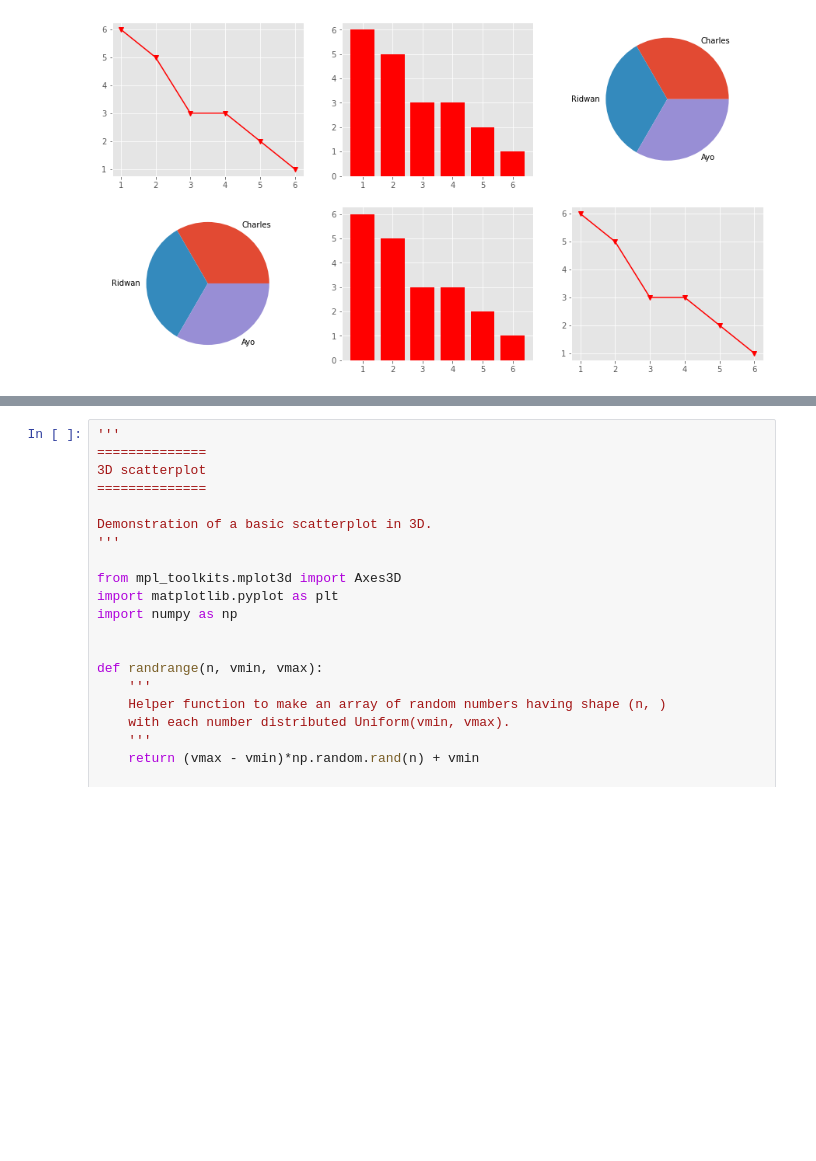
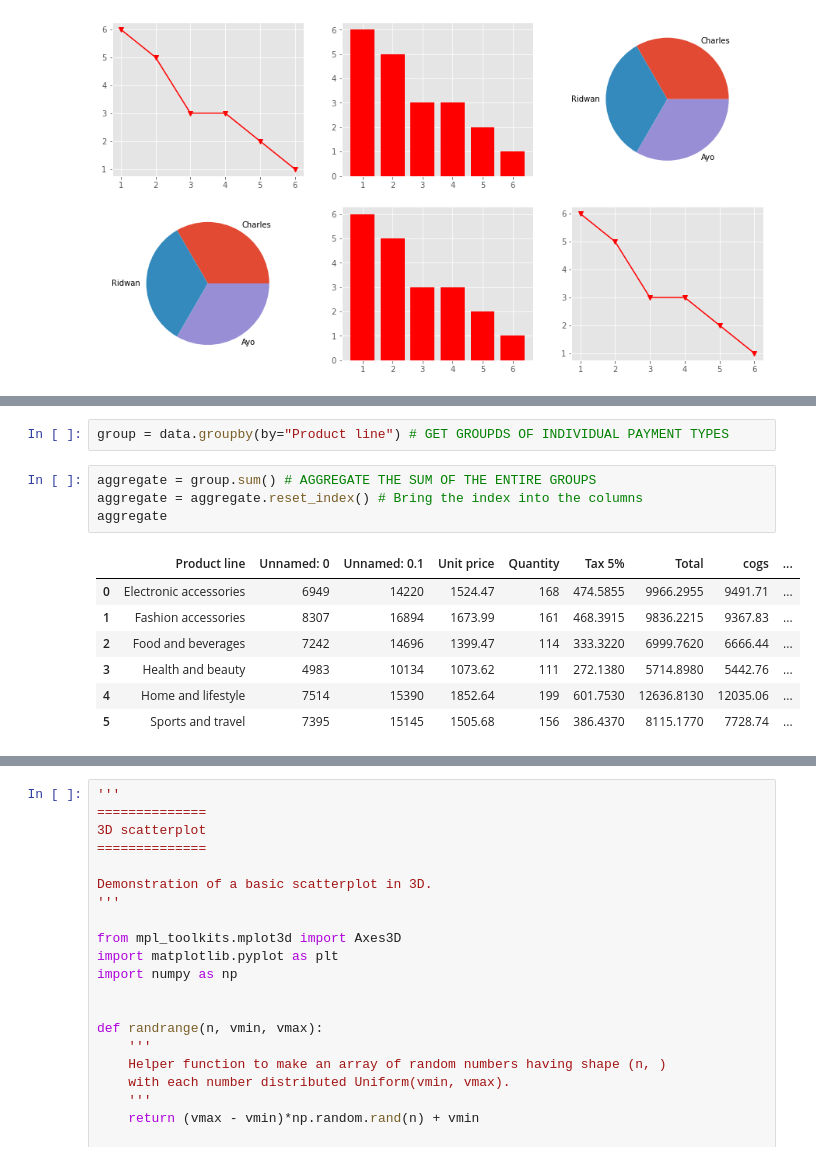
Before and after one commit to Sesughter01/ds-march-univel, a Jupyter notebook: jupyter/Matplotlib Tutorial.ipynb, the cells around one changed output, grey strips where cells are left out. Drawn from its saved outputs; the diff is of its cells as text; blank space fills up the shorter version.

```diff
--- a/jupyter/Matplotlib Tutorial.ipynb
+++ b/jupyter/Matplotlib Tutorial.ipynb
@@ -186,0 +204,14 @@ plt.savefig("charles.pdf")
+# %%
+group = data.groupby(by="Product line") # GET GROUPDS OF INDIVIDUAL PAYMENT TYPES
+# %%
+aggregate = group.sum() # AGGREGATE THE SUM OF THE ENTIRE GROUPS
+aggregate = aggregate.reset_index() # Bring the index into the columns
+aggregate
+# %% [output]
+|  | Product line | Unnamed: 0 | Unnamed: 0.1 | Unit price | Quantity | Tax 5% | Total | cogs | ... |
+| 0 | Electronic accessories | 6949 | 14220 | 1524.47 | 168 | 474.5855 | 9966.2955 | 9491.71 | ... |
+| 1 | Fashion accessories | 8307 | 16894 | 1673.99 | 161 | 468.3915 | 9836.2215 | 9367.83 | ... |
+| 2 | Food and beverages | 7242 | 14696 | 1399.47 | 114 | 333.3220 | 6999.7620 | 6666.44 | ... |
+| 3 | Health and beauty | 4983 | 10134 | 1073.62 | 111 | 272.1380 | 5714.8980 | 5442.76 | ... |
+| 4 | Home and lifestyle | 7514 | 15390 | 1852.64 | 199 | 601.7530 | 12636.8130 | 12035.06 | ... |
+| 5 | Sports and travel | 7395 | 15145 | 1505.68 | 156 | 386.4370 | 8115.1770 | 7728.74 | ... |
```
Also changed, not shown: parts of 4 cells of this notebook, 7 other files.
